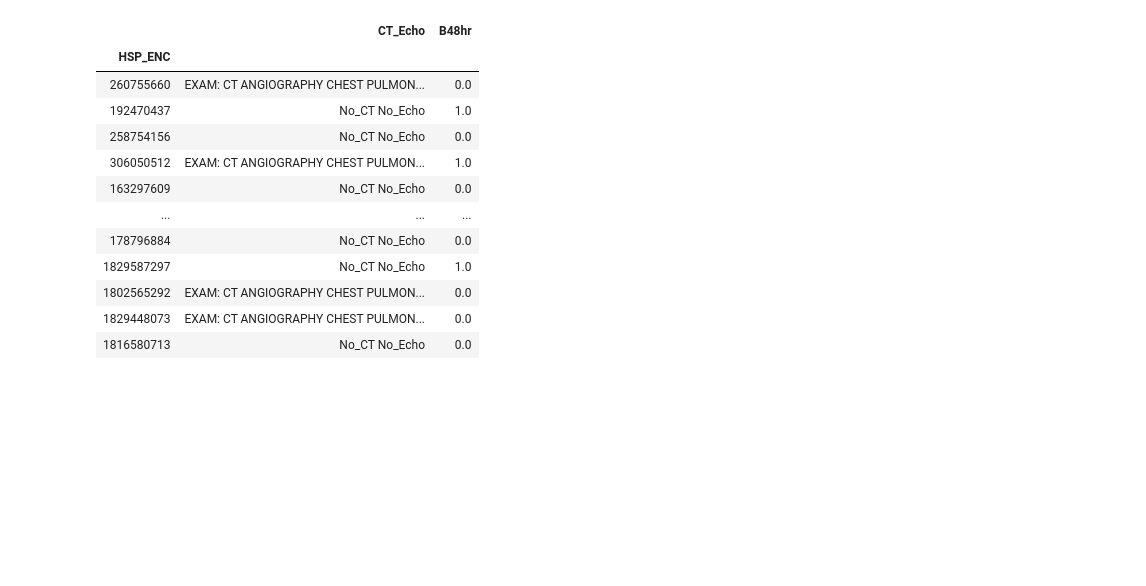
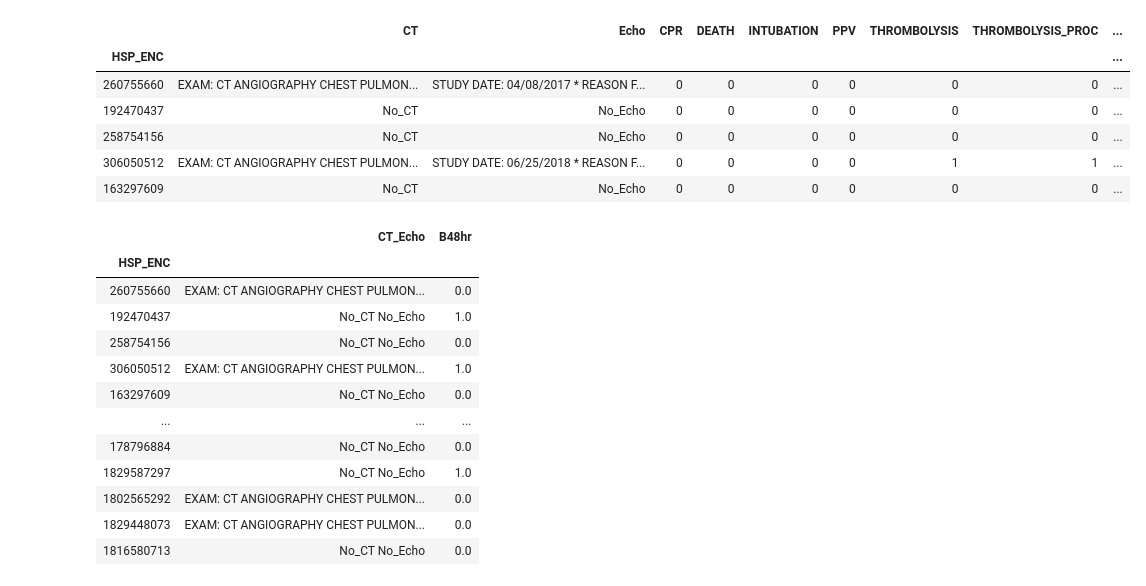
Before and after one commit to NCBI-Codeathons/NOVEL-CLINICAL-PREDICTION-APPROACHES-TO-MANAGING-CARE-FOR-ACUTE-PULMONARY-EMBOLISM-PATIENTS, a Jupyter notebook: PLian_share.ipynb, the cells around one changed output. Saved outputs shown, nothing was run; the diff lists cells and outputs as text; code cells hidden in the pictures; blank space fills up the shorter version.

```diff
--- a/PLian_share.ipynb
+++ b/PLian_share.ipynb
@@ -143,6 +143,15 @@ for col in ['DEATH', 'INTUBATION', 'PPV', 'THROMBOLYSIS', 'THROMBOLYSIS_PROC', '
     df_cleaned[col] = df_cleaned[col].map(map_dict)
 # %%
 #df_cleaned.to_csv('cleaned_ct_echo_outcome.csv')
+df_cleaned.head()
+# %% [output]
+|  | CT | Echo | CPR | DEATH | INTUBATION | PPV | THROMBOLYSIS | THROMBOLYSIS_PROC | ... |
+| HSP_ENC |  |  |  |  |  |  |  |  | ... |
+| 260755660 | EXAM: CT ANGIOGRAPHY CHEST PULMON... | STUDY DATE: 04/08/2017 * REASON F... | 0 | 0 | 0 | 0 | 0 | 0 | ... |
+| 192470437 | No_CT | No_Echo | 0 | 0 | 0 | 0 | 0 | 0 | ... |
+| 258754156 | No_CT | No_Echo | 0 | 0 | 0 | 0 | 0 | 0 | ... |
+| 306050512 | EXAM: CT ANGIOGRAPHY CHEST PULMON... | STUDY DATE: 06/25/2018 * REASON F... | 0 | 0 | 0 | 0 | 1 | 1 | ... |
+| 163297609 | No_CT | No_Echo | 0 | 0 | 0 | 0 | 0 | 0 | ... |
 # %%
 X = pd.DataFrame()
 X['CT_Echo'] = df_cleaned.apply(lambda x: x['CT']+' '+x['Echo'], axis=1)
```
